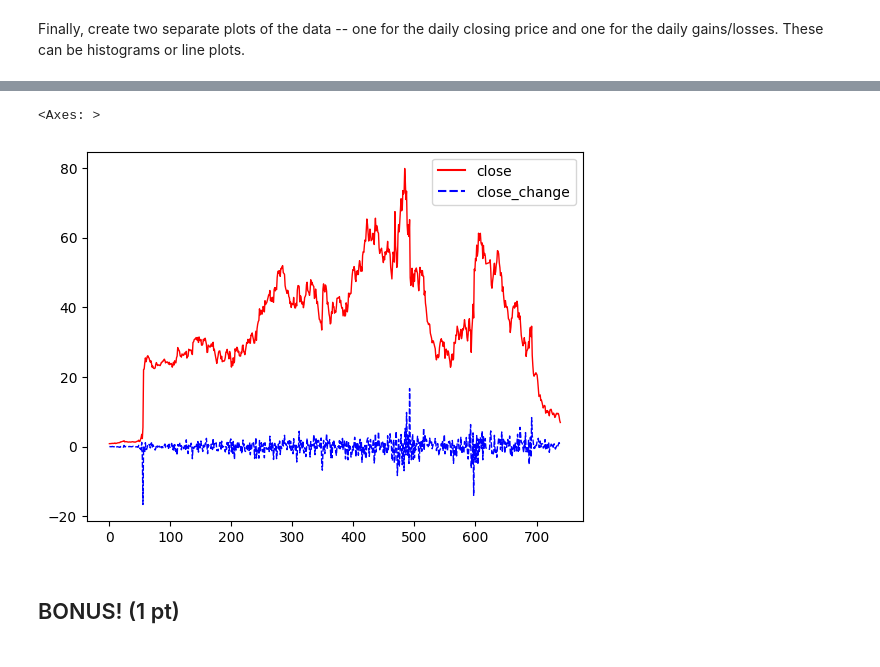
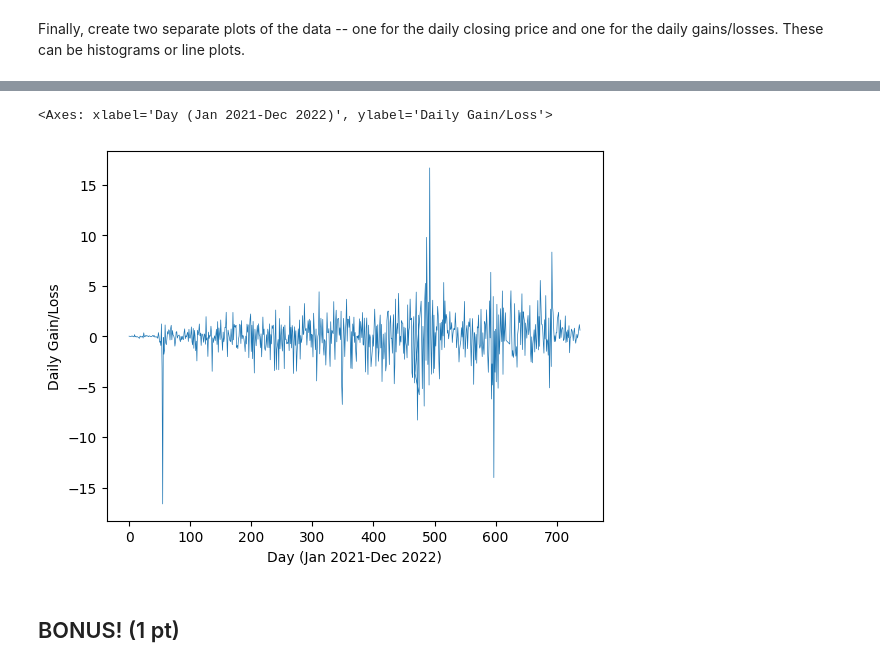
Before and after one commit to qfx4yk/ds1002-qfx4yk, a Jupyter notebook: labs/lab1/lab1-ftx-stock-pricing.ipynb, the cells around one changed output, grey strips where cells are left out. Drawn from its saved outputs; the diff is of its cells as text; code cells hidden in the pictures.

```diff
--- a/labs/lab1/lab1-ftx-stock-pricing.ipynb
+++ b/labs/lab1/lab1-ftx-stock-pricing.ipynb
@@ -269,8 +244,9 @@ sns.lineplot(x="timestamp", y="close_change", data=ftx_new, linewidth=0.5)
-# %%
-sns.lineplot(data=ftx_new[['close', 'close_change']], palette=['red', 'blue'], linewidth=1)
-# %% [output]
-<Axes: >
-[figure, removed]
+# %%
+# Daily gains/losses plot
+ftx_new['close_change'].plot(xlabel='Day (Jan 2021-Dec 2022)', ylabel='Daily Gain/Loss', linewidth=0.5)
+# %% [output]
+<Axes: xlabel='Day (Jan 2021-Dec 2022)', ylabel='Daily Gain/Loss'>
+[figure, added]
 # %% [markdown]
 ## BONUS! (1 pt)
 # %% [markdown]
```
Also changed, not shown: parts of 13 cells of this notebook.
